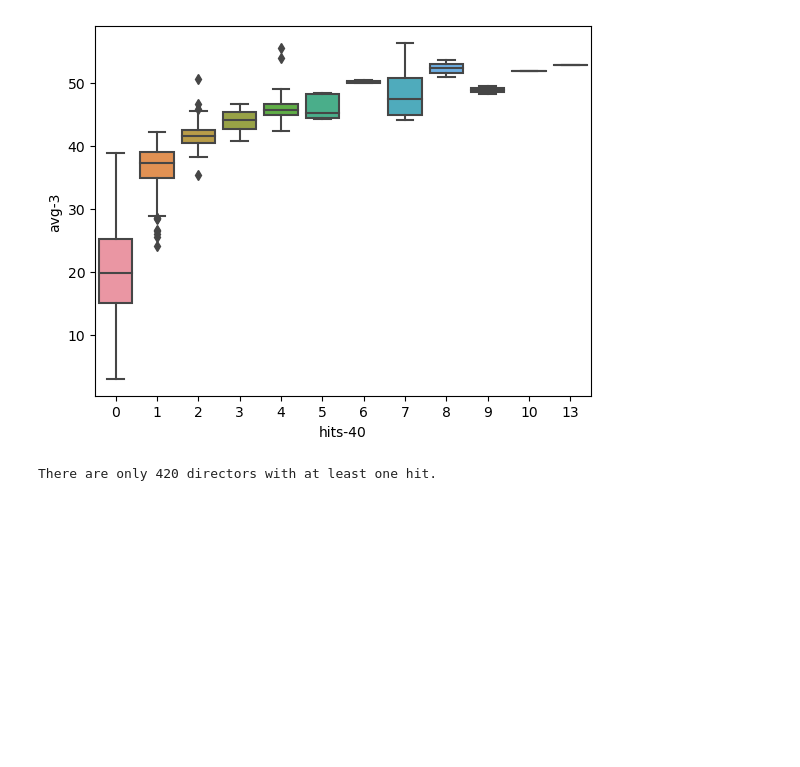
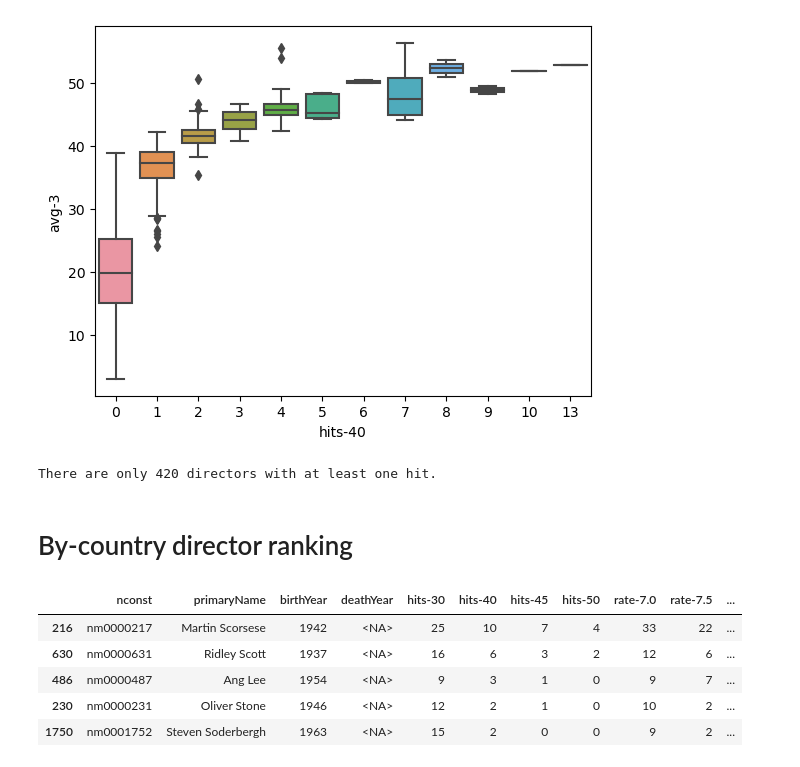
Before and after one commit to epfl-ada/ada-2023-project-crunchychicken, a Jupyter notebook: scores-sepehr.ipynb, the cells around one changed output. Drawn from its saved outputs; the diff is of its cells as text; code cells hidden in the pictures; blank space fills up the shorter version.

```diff
--- a/scores-sepehr.ipynb
+++ b/scores-sepehr.ipynb
@@ -160,22 +160,12 @@ for item in movies.countries.str.split(','):
 countries = set(countries)
 
 print(f'We have movies from {len(countries)} countries in the world.')
-
-ratings_countries = movies[['tconst', 'rating', 'votes', 'countries']].copy()
-for country in countries:
-    if country == '': continue
-    contained = ratings_countries.countries.str.contains(country)
-    if contained.sum() > 50:
-        ratings_countries[country] = ratings_countries.countries.str.contains(country)
-ratings_countries.drop('countries', axis=1, inplace=True)
 # %% [output]
 We have movies from 146 countries in the world.
 # %%
 # NOTE: This can be an interactive plot in the final data story
 
 for country in ['Greece', 'Egypt', 'Argentina', 'Pakistan', 'Philippines']:
-    if country not in ratings_countries:
-        continue
     g = sns.jointplot(x=movies.rating, y=movies.votes, kind='hex', color="#4CB391", joint_kws={'yscale': 'log'})
     df = movies[movies.countries.str.contains(country) & ~movies.countries.str.contains(',')]
     sns.scatterplot(x=df.rating, y=df.votes, color='r', alpha=.4, s=5, ax=g.ax_joint, label=country)
@@ -407,3 +399,28 @@ sns.boxplot(
 print(f'There are only {(directors["hits-40"] > 0).sum()} directors with at least one hit.')
 # %% [output]
 There are only 420 directors with at least one hit.
+# %% [markdown]
+# By-country director ranking
+# %%
+def get_directors_per_country(country: str):
+    movies_country = movies[movies.countries.str.contains(country)]
+
+    nmconsts = []
+    for item in movies_country.dropna(subset='directors').directors.str.split(','):
+        nmconsts.extend(item)
+    nmconsts = set(nmconsts)
+
+    return directors[directors.nconst.isin(nmconsts)]
+
+def list_top_directors(country: str, top=15, score='avg-3'):
+    dropcols = ['primaryProfession', 'knownForTitles']
+    display(get_directors_per_country(country).sort_values(by=score, ascending=False)[:top].drop(dropcols, axis=1))
+# %%
+list_top_directors('Hong Kong', top=5)
+# %% [output]
+|  | nconst | primaryName | birthYear | deathYear | hits-30 | hits-40 | hits-45 | hits-50 | rate-7.0 | rate-7.5 | ... |
+| 216 | nm0000217 | Martin Scorsese | 1942 | <NA> | 25 | 10 | 7 | 4 | 33 | 22 | ... |
+| 630 | nm0000631 | Ridley Scott | 1937 | <NA> | 16 | 6 | 3 | 2 | 12 | 6 | ... |
+| 486 | nm0000487 | Ang Lee | 1954 | <NA> | 9 | 3 | 1 | 0 | 9 | 7 | ... |
+| 230 | nm0000231 | Oliver Stone | 1946 | <NA> | 12 | 2 | 1 | 0 | 10 | 2 | ... |
+| 1750 | nm0001752 | Steven Soderbergh | 1963 | <NA> | 15 | 2 | 0 | 0 | 9 | 2 | ... |
```
Also changed, not shown: parts of 7 cells of this notebook.
